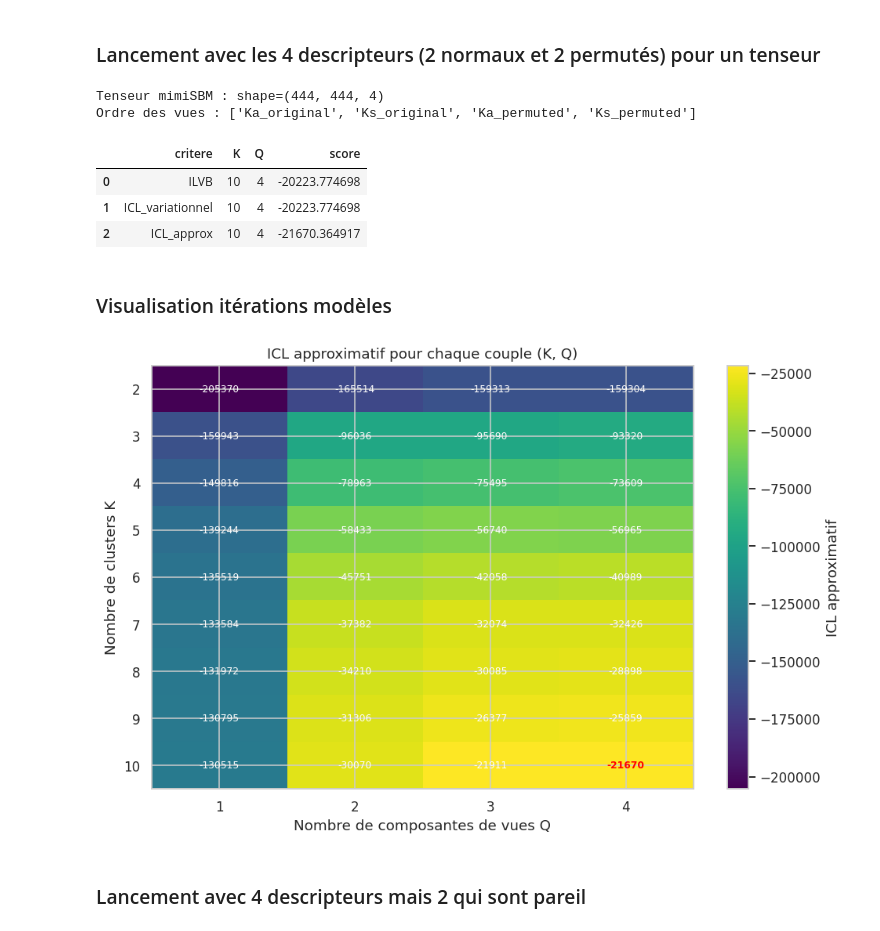
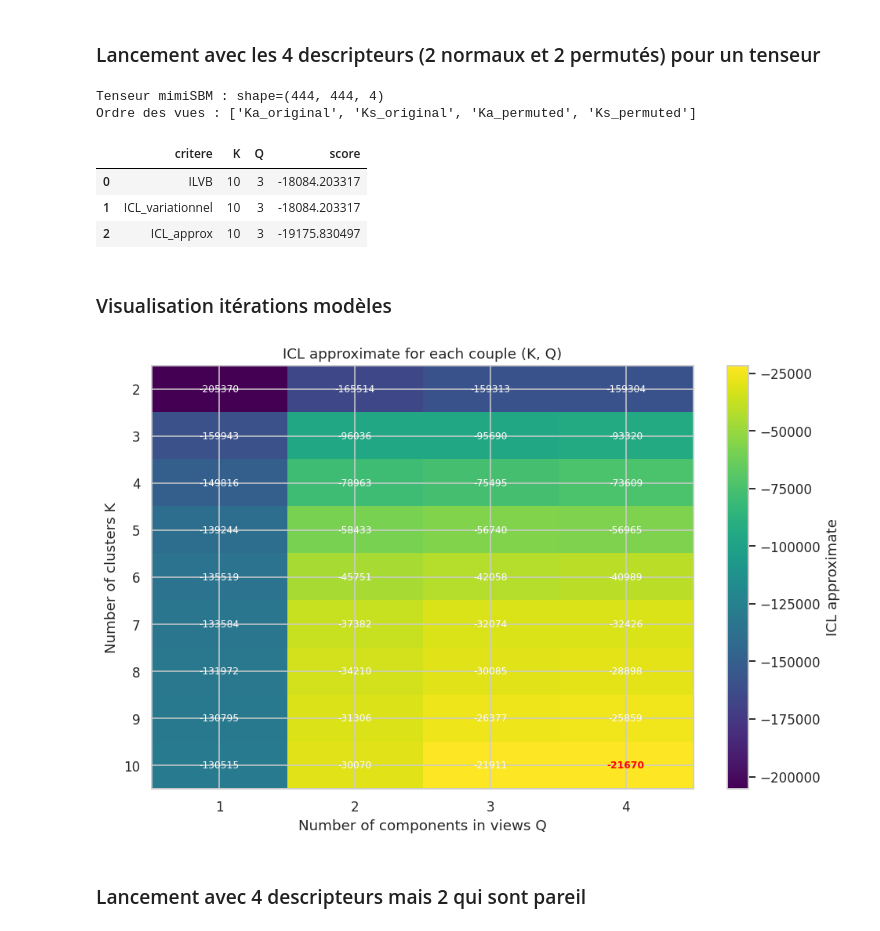
Before and after one commit to ThomasHucorne/mimiSBM, a Jupyter notebook: recouvrement_kaks.ipynb, the cells around one changed output. Saved outputs shown, nothing was run; the diff lists cells and outputs as text; code cells hidden in the pictures.

```diff
--- a/recouvrement_kaks.ipynb
+++ b/recouvrement_kaks.ipynb
@@ -34,7 +34,7 @@ NOISE_FRAC = 0.05   # ~5% de bruit
 # %% [markdown]
 ## 1. Chargement et K-means de reference sur Ka et Ks
 # %%
-X_train = pd.read_csv("Données/X_train_clean.csv")
+X_train = pd.read_csv("../Données/X_train_clean.csv")
 Ka = X_train["Ka"].to_numpy()
 Ks = X_train["Ks"].to_numpy()
 
@@ -338,7 +338,7 @@ from mimisbm_main.mimisbm._base import MimiSBM
 
 
 # Configuration
-BASE_DIR = Path("Données/adjacency/recouvrement")
+BASE_DIR = Path("../Données/adjacency/recouvrement")
 OUTPUT_DIR = Path("Plots/mimiSBM/KaKs_permutation_5pct")
 OUTPUT_DIR.mkdir(parents=True, exist_ok=True)
 
@@ -599,6 +599,7 @@ plt.show()
 # %%
 # Charger les matrices originales
 original_matrices = load_adjacency_matrices(MATRIX_PATHS)
+PERMUTATION_RATE = 0.05 # 5% de bruit
 
 # Creer les versions permutees avec 5 % des labels reassigned
 rng = np.random.default_rng(PERMUTATION_SEED)
@@ -644,9 +645,9 @@ display(summary)
 Tenseur mimiSBM : shape=(444, 444, 4)
 Ordre des vues : ['Ka_original', 'Ks_original', 'Ka_permuted', 'Ks_permuted']
 |  | critere | K | Q | score |
-| 0 | ILVB | 10 | 4 | -20223.774698 |
-| 1 | ICL_variationnel | 10 | 4 | -20223.774698 |
-| 2 | ICL_approx | 10 | 4 | -21670.364917 |
+| 0 | ILVB | 10 | 3 | -18084.203317 |
+| 1 | ICL_variationnel | 10 | 3 | -18084.203317 |
+| 2 | ICL_approx | 10 | 3 | -19175.830497 |
 # %% [markdown]
 ### Visualisation itérations modèles
 # %%
@@ -655,38 +656,39 @@ icl_matrix = mixed_results_df.pivot(
     columns="Q",
     values="ICL_approx",
 )
 
 plt.figure(figsize=(9, 6))
 plt.imshow(icl_matrix.values, aspect="auto", cmap="viridis")
 
 plt.xticks(range(len(icl_matrix.columns)), icl_matrix.columns)
 plt.yticks(range(len(icl_matrix.index)), icl_matrix.index)
-plt.xlabel("Nombre de composantes de vues Q")
-plt.ylabel("Nombre de clusters K")
-plt.title("ICL approximatif pour chaque couple (K, Q)")
+plt.xlabel("Number of components in views Q")
+plt.ylabel("Number of clusters K")
+plt.title("ICL approximate for each couple (K, Q)")
 
 icl_values = icl_matrix.to_numpy()
 max_i, max_j = np.unravel_index(np.nanargmax(icl_values), icl_values.shape)
 
 for i in range(icl_matrix.shape[0]):
     for j in range(icl_matrix.shape[1]):
         is_max = (i == max_i and j == max_j)
         plt.text(
             j,
             i,
             f"{icl_matrix.iloc[i, j]:.0f}",
             ha="center",
             va="center",
             color="red" if is_max else "white",
             fontweight="bold" if is_max else "normal",
             fontsize=8,
         )
 
-plt.colorbar(label="ICL approximatif")
+plt.colorbar(label="ICL approximate")
 plt.tight_layout()
+plt.savefig(OUTPUT_DIR / "ICL_approx_mixed_views.png", dpi=150)
 plt.show()
 # %% [output]
-[figure, old version]
+[figure, new version]
 # %% [markdown]
 ### Lancement avec 4 descripteurs mais 2 qui sont pareil
 # %%
```
Also changed, not shown: parts of 4 cells of this notebook, 9 other files.
